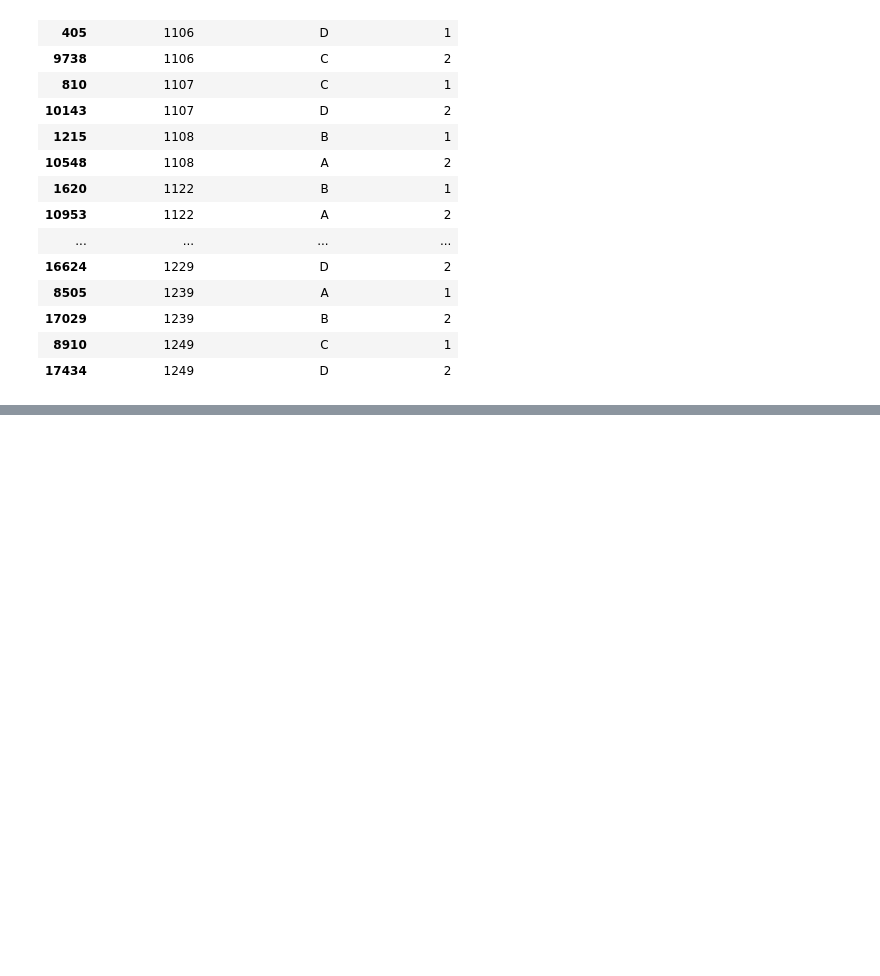
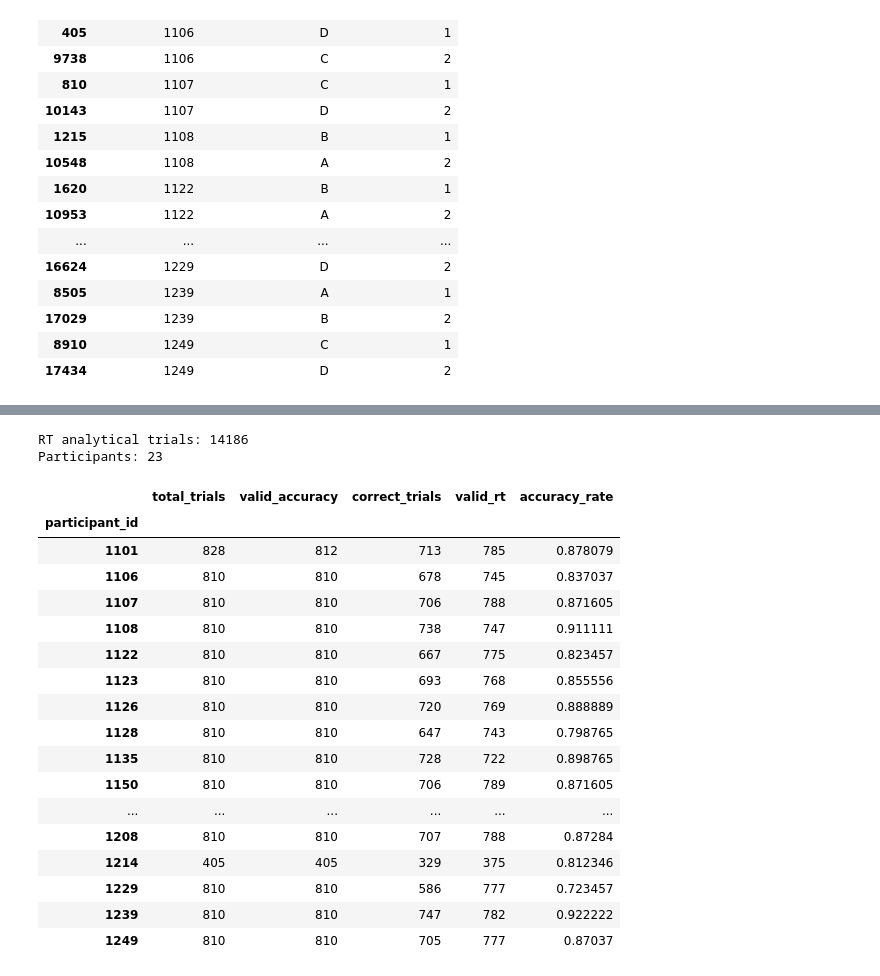
Before and after one commit to Neurocognitive-Engineering-Laboratory/experiment-crossover-emotion, a Jupyter notebook: notebooks/01_data_cleaning.ipynb, the cells around one changed output, grey strips where cells are left out. Drawn from its saved outputs; the diff is of its cells as text; code cells hidden in the pictures; blank space fills up the shorter version.

```diff
--- a/notebooks/01_data_cleaning.ipynb
+++ b/notebooks/01_data_cleaning.ipynb
@@ -927,0 +1234,72 @@ participant_sessions
+# %%
+print(
+    "RT analytical trials:",
+    len(nback_rt)
+)
+
+print(
+    "Participants:",
+    nback_rt[
+        "participant_id"
+    ].nunique()
+)
+# %% [output]
+RT analytical trials: 14186
+Participants: 23
+# %%
+participant_audit = (
+    nback4.groupby(
+        "participant_id"
+    )
+    .agg(
+        total_trials=(
+            "accuracy",
+            "size",
+        ),
+        valid_accuracy=(
+            "accuracy",
+            "count",
+        ),
+        correct_trials=(
+            "accuracy",
+            "sum",
+        ),
+        valid_rt=(
+            "rt_valid",
+            "sum",
+        ),
+    )
+)
+# %%
+participant_audit[
+    "accuracy_rate"
+] = (
+    participant_audit[
+        "correct_trials"
+    ]
+    /
+    participant_audit[
+        "valid_accuracy"
+    ]
+)
+
+participant_audit
+# %% [output]
+|  | total_trials | valid_accuracy | correct_trials | valid_rt | accuracy_rate |
+| participant_id |  |  |  |  |  |
+| 1101 | 828 | 812 | 713 | 785 | 0.878079 |
+| 1106 | 810 | 810 | 678 | 745 | 0.837037 |
+| 1107 | 810 | 810 | 706 | 788 | 0.871605 |
+| 1108 | 810 | 810 | 738 | 747 | 0.911111 |
+| 1122 | 810 | 810 | 667 | 775 | 0.823457 |
+| 1123 | 810 | 810 | 693 | 768 | 0.855556 |
+| 1126 | 810 | 810 | 720 | 769 | 0.888889 |
+| 1128 | 810 | 810 | 647 | 743 | 0.798765 |
+| 1135 | 810 | 810 | 728 | 722 | 0.898765 |
+| 1150 | 810 | 810 | 706 | 789 | 0.871605 |
+| ... | ... | ... | ... | ... | ... |
+| 1208 | 810 | 810 | 707 | 788 | 0.87284 |
+| 1214 | 405 | 405 | 329 | 375 | 0.812346 |
+| 1229 | 810 | 810 | 586 | 777 | 0.723457 |
+| 1239 | 810 | 810 | 747 | 782 | 0.922222 |
+| 1249 | 810 | 810 | 705 | 777 | 0.87037 |
```
Also changed, not shown: parts of 31 cells of this notebook, 18 other files.
